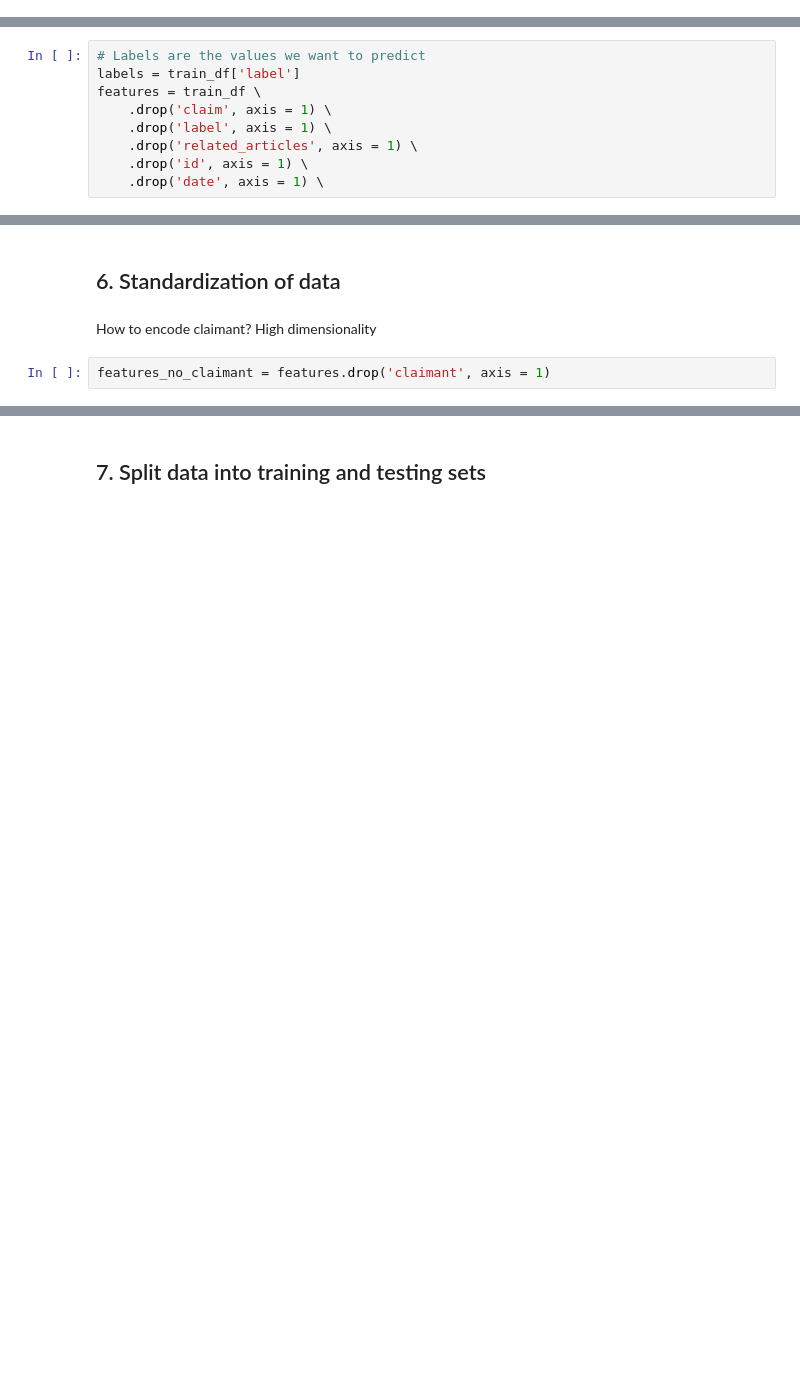
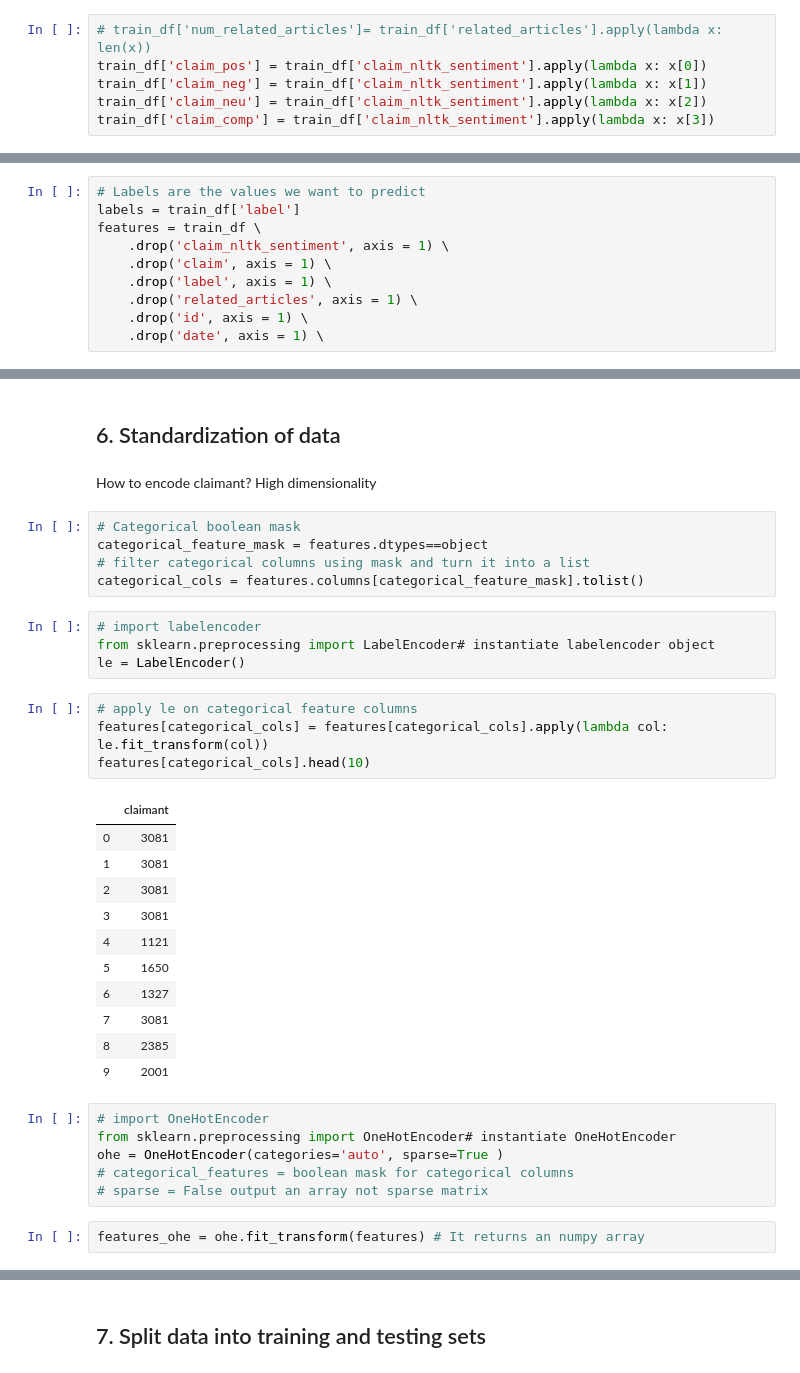
Before and after one commit to kingbd2/Fake_News_Data_Cup, a Jupyter notebook: 2.DataPreparation.ipynb, the cells around one changed output, grey strips where cells are left out. Drawn from its saved outputs; the diff is of its cells as text; blank space fills up the shorter version.

```diff
--- a/2.DataPreparation.ipynb
+++ b/2.DataPreparation.ipynb
@@ -203,0 +155,6 @@ train_df['claimant'].replace('', 'anon', inplace=True)
+# %%
+# train_df['num_related_articles']= train_df['related_articles'].apply(lambda x: len(x))
+train_df['claim_pos'] = train_df['claim_nltk_sentiment'].apply(lambda x: x[0])
+train_df['claim_neg'] = train_df['claim_nltk_sentiment'].apply(lambda x: x[1])
+train_df['claim_neu'] = train_df['claim_nltk_sentiment'].apply(lambda x: x[2])
+train_df['claim_comp'] = train_df['claim_nltk_sentiment'].apply(lambda x: x[3])
@@ -207,6 +173,7 @@ train_df['claimant'].replace('', 'anon', inplace=True)
 # Labels are the values we want to predict
 labels = train_df['label']
 features = train_df \
+    .drop('claim_nltk_sentiment', axis = 1) \
     .drop('claim', axis = 1) \
     .drop('label', axis = 1) \
     .drop('related_articles', axis = 1) \
@@ -218,5 +192,36 @@ features.head()
 ## 6. Standardization of data
 # %% [markdown]
 How to encode claimant? High dimensionality
-# %%
-features_no_claimant = features.drop('claimant', axis = 1)
+# %%
+# Categorical boolean mask
+categorical_feature_mask = features.dtypes==object
+# filter categorical columns using mask and turn it into a list
+categorical_cols = features.columns[categorical_feature_mask].tolist()
+# %%
+# import labelencoder
+from sklearn.preprocessing import LabelEncoder# instantiate labelencoder object
+le = LabelEncoder()
+# %%
+# apply le on categorical feature columns
+features[categorical_cols] = features[categorical_cols].apply(lambda col: le.fit_transform(col))
+features[categorical_cols].head(10)
+# %% [output]
+|  | claimant |
+| 0 | 3081 |
+| 1 | 3081 |
+| 2 | 3081 |
+| 3 | 3081 |
+| 4 | 1121 |
+| 5 | 1650 |
+| 6 | 1327 |
+| 7 | 3081 |
+| 8 | 2385 |
+| 9 | 2001 |
+# %%
+# import OneHotEncoder
+from sklearn.preprocessing import OneHotEncoder# instantiate OneHotEncoder
+ohe = OneHotEncoder(categories='auto', sparse=True )
+# categorical_features = boolean mask for categorical columns
+# sparse = False output an array not sparse matrix
+# %%
+features_ohe = ohe.fit_transform(features) # It returns an numpy array
```
Also changed, not shown: parts of 37 cells of this notebook, 13 other files.
